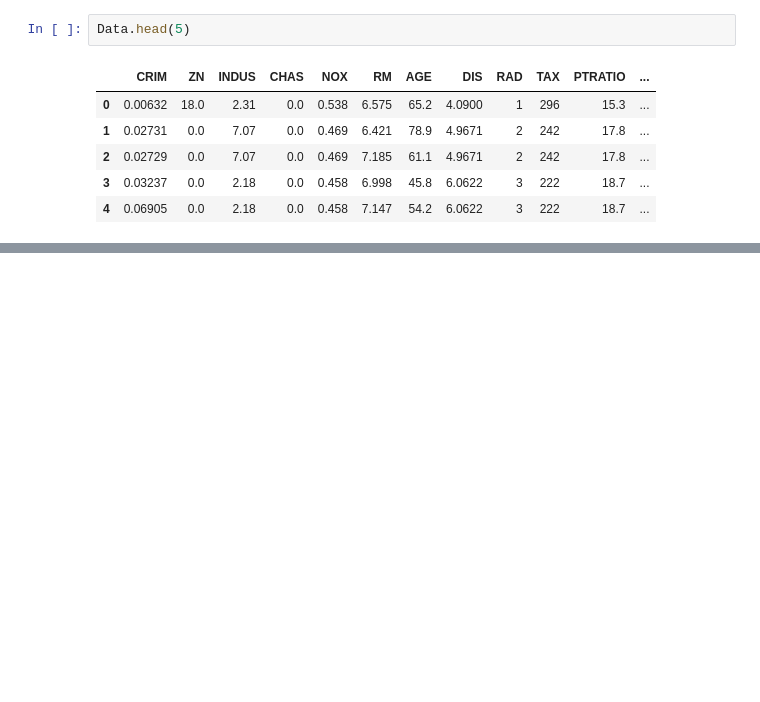
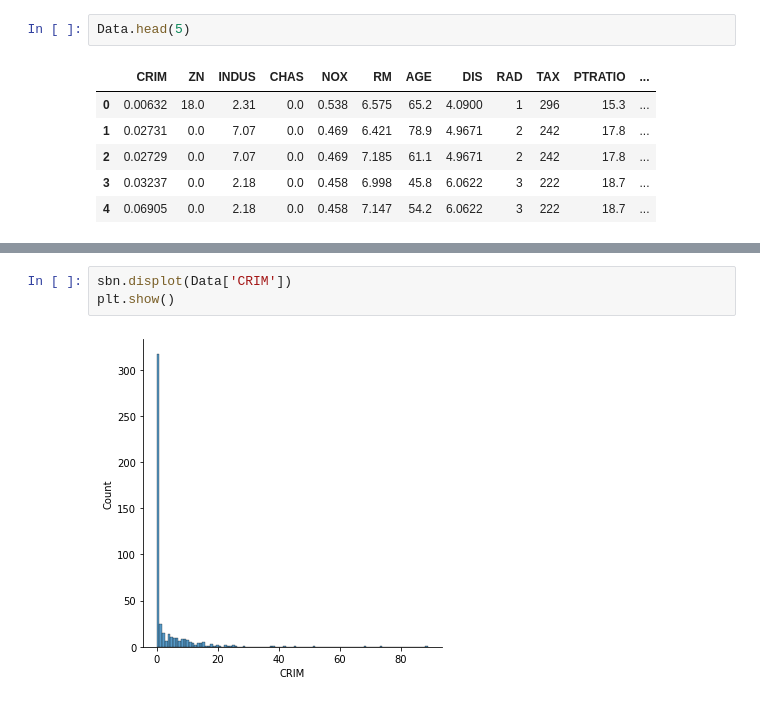
Before and after one commit to CristianVeloz0501/DMC, a Jupyter notebook: Housing_1.ipynb, the cells around one changed output, grey strips where cells are left out. Drawn from its saved outputs; the diff is of its cells as text; blank space fills up the shorter version.

```diff
--- a/Housing_1.ipynb
+++ b/Housing_1.ipynb
@@ -35,0 +137,5 @@ Data.sample(5)
+# %%
+sbn.displot(Data['CRIM'])
+plt.show()
+# %% [output]
+[figure, added]
```
Also changed, not shown: parts of 12 cells of this notebook.
